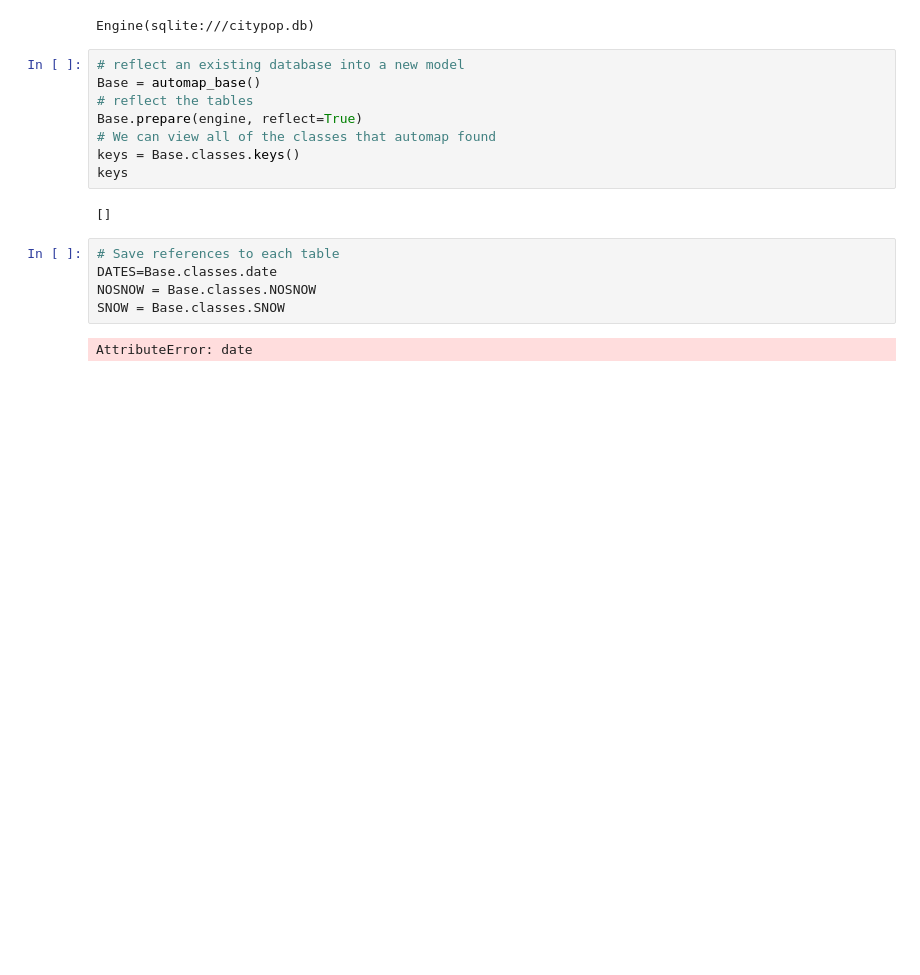
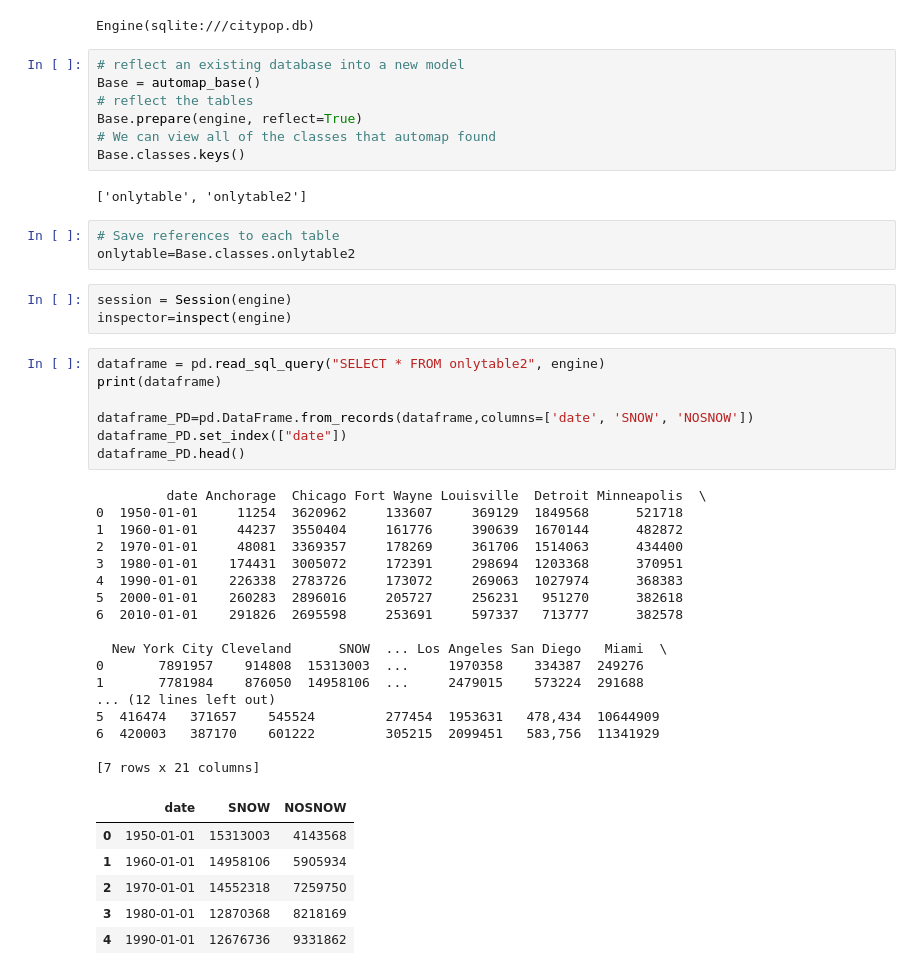
Before and after one commit to kahmed1996/Project-2, a Jupyter notebook: PopulationSnowVsSunGraph/jupyter.ipynb, the cells around one changed output. Drawn from its saved outputs; the diff is of its cells as text; blank space fills up the shorter version.

```diff
--- a/PopulationSnowVsSunGraph/jupyter.ipynb
+++ b/PopulationSnowVsSunGraph/jupyter.ipynb
@@ -23,14 +24,43 @@ Base = automap_base()
 # reflect the tables
 Base.prepare(engine, reflect=True)
 # We can view all of the classes that automap found
-keys = Base.classes.keys()
-keys
+Base.classes.keys()
 # %% [output]
-[]
+['onlytable', 'onlytable2']
 # %%
 # Save references to each table
-DATES=Base.classes.date
-NOSNOW = Base.classes.NOSNOW
-SNOW = Base.classes.SNOW
+onlytable=Base.classes.onlytable2
-# %% [output]
-AttributeError: date
+# %%
+session = Session(engine)
+inspector=inspect(engine)
+# %%
+dataframe = pd.read_sql_query("SELECT * FROM onlytable2", engine)
+print(dataframe)
+
+dataframe_PD=pd.DataFrame.from_records(dataframe,columns=['date', 'SNOW', 'NOSNOW'])
+dataframe_PD.set_index(["date"])
+dataframe_PD.head()
+# %% [output]
+         date Anchorage  Chicago Fort Wayne Louisville  Detroit Minneapolis  \
+0  1950-01-01     11254  3620962     133607     369129  1849568      521718
+1  1960-01-01     44237  3550404     161776     390639  1670144      482872
+2  1970-01-01     48081  3369357     178269     361706  1514063      434400
+3  1980-01-01    174431  3005072     172391     298694  1203368      370951
+4  1990-01-01    226338  2783726     173072     269063  1027974      368383
+5  2000-01-01    260283  2896016     205727     256231   951270      382618
+6  2010-01-01    291826  2695598     253691     597337   713777      382578
+
+  New York City Cleveland      SNOW  ... Los Angeles San Diego   Miami  \
+0       7891957    914808  15313003  ...     1970358    334387  249276
+1       7781984    876050  14958106  ...     2479015    573224  291688
+... (12 lines left out)
+5  416474   371657    545524         277454  1953631   478,434  10644909
+6  420003   387170    601222         305215  2099451   583,756  11341929
+
+[7 rows x 21 columns]
+|  | date | SNOW | NOSNOW |
+| 0 | 1950-01-01 | 15313003 | 4143568 |
+| 1 | 1960-01-01 | 14958106 | 5905934 |
+| 2 | 1970-01-01 | 14552318 | 7259750 |
+| 3 | 1980-01-01 | 12870368 | 8218169 |
+| 4 | 1990-01-01 | 12676736 | 9331862 |
```
Also changed, not shown: parts of 3 cells of this notebook, 3 other files.
